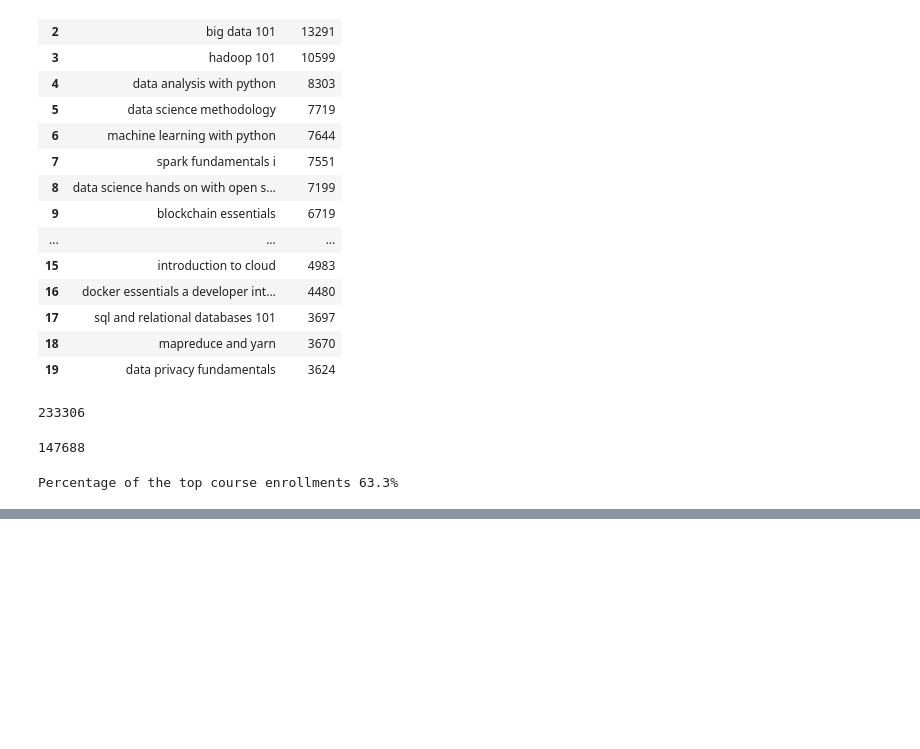
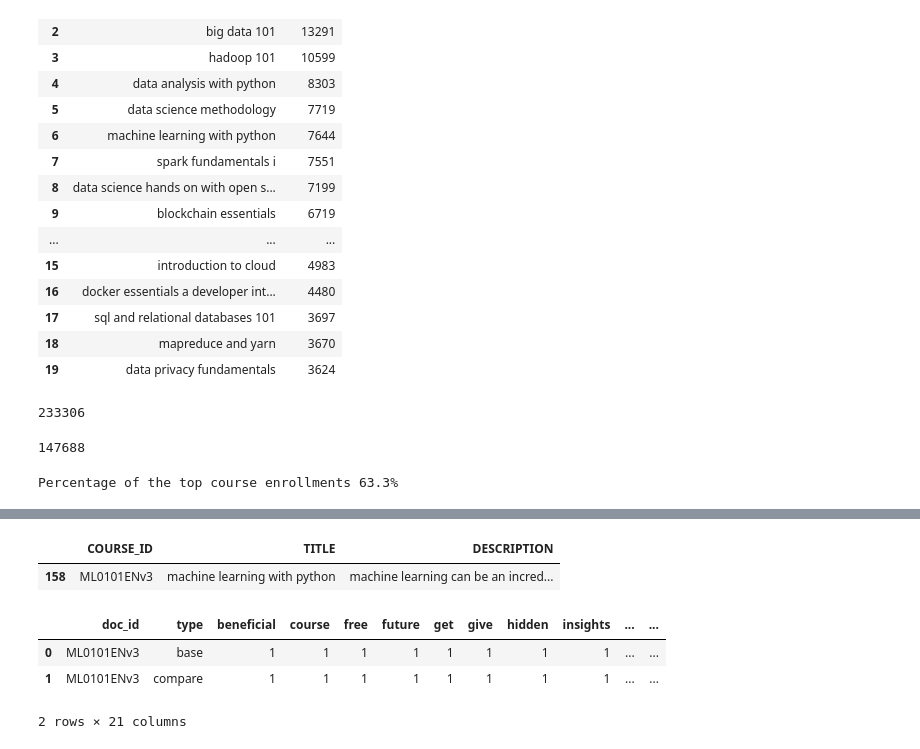
Before and after one commit to jacksonwalters/ibm-ml-cert, a Jupyter notebook: capstone_project/capstone.ipynb, the cells around one changed output, grey strips where cells are left out. Saved outputs shown, nothing was run; the diff lists cells and outputs as text; code cells hidden in the pictures; blank space fills up the shorter version.

```diff
--- a/capstone_project/capstone.ipynb
+++ b/capstone_project/capstone.ipynb
@@ -256,0 +422,13 @@ Percentage of the top course enrollments 63.3%
+# %%
+def pivot_two_bows(basedoc, comparedoc):
+    base = basedoc.copy()
+    base['type'] = 'base'
+    compare = comparedoc.copy()
+    compare['type'] = 'compare'
+    # Append the two token sets vertically
+    join = base.append(compare)
+    # Pivot the two joined courses
+    joinT = join.pivot(index=['doc_id', 'type'], columns='token').fillna(0).reset_index(level=[0, 1])
+    # Assign columns
+    joinT.columns = ['doc_id', 'type'] + [t[1] for t in joinT.columns][2:]
+    return joinT
@@ -256,0 +449,14 @@ Percentage of the top course enrollments 63.3%
+# %%
+course_df[course_df['COURSE_ID'] == 'ML0101ENv3']
+# %% [output]
+|  | COURSE_ID | TITLE | DESCRIPTION |
+| 158 | ML0101ENv3 | machine learning with python | machine learning can be an incred... |
+# %%
+bow_vectors = pivot_two_bows(bows_df[bows_df['doc_id'] == 'ML0101ENv3'],bows_df[bows_df['doc_id'] == 'ML0101ENv3'])
+# %%
+bow_vectors
+# %% [output]
+|  | doc_id | type | beneficial | course | free | future | get | give | hidden | insights | ... | ... |
+| 0 | ML0101ENv3 | base | 1 | 1 | 1 | 1 | 1 | 1 | 1 | 1 | ... | ... |
+| 1 | ML0101ENv3 | compare | 1 | 1 | 1 | 1 | 1 | 1 | 1 | 1 | ... | ... |
+2 rows × 21 columns
```
Also changed, not shown: parts of 27 cells of this notebook.
